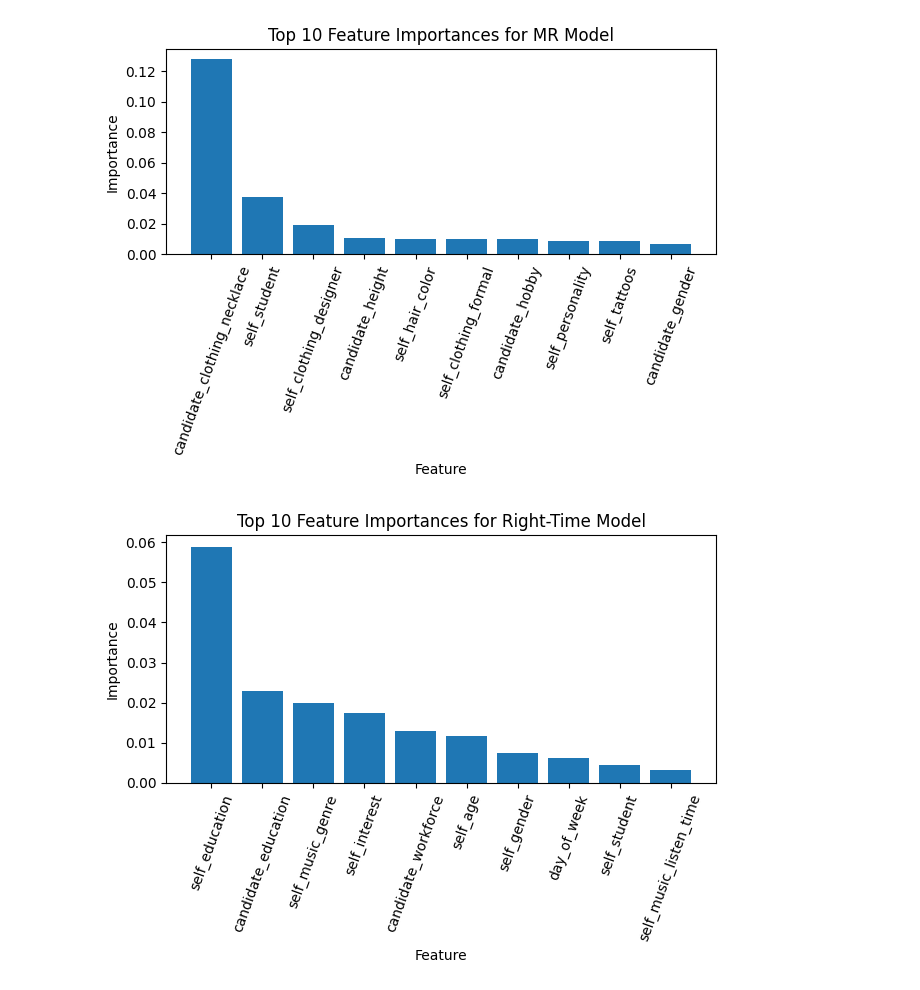
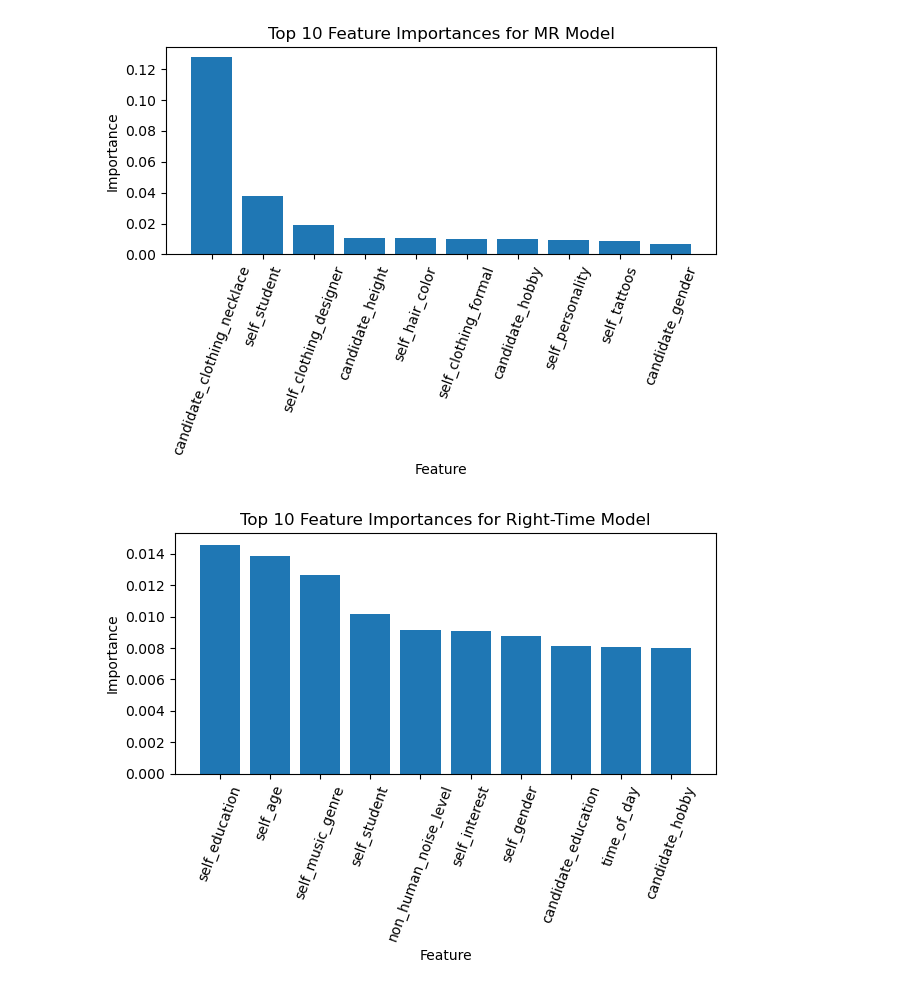
Before and after one commit to ss6381/social-interactions-ml, a Jupyter notebook: scripts/demo.ipynb, the cells around one changed output. Saved outputs shown, nothing was run; the diff lists cells and outputs as text; code cells hidden in the pictures.

Commit message:
fixed demo

```diff
--- a/scripts/demo.ipynb
+++ b/scripts/demo.ipynb
@@ -380,4 +369,4 @@ print(df['self_decision'][0])
 Accept
 # %%
 # Model loading
-model = joblib.load(directory + 'model/demo_models/demo_best_accuracy_combination_model_accept_reject.joblib')
+model = joblib.load('../models/best_accept_reject_combination.joblib')
@@ -451,6 +445,6 @@ plt.show()
 # %%
 # load and plot the feature importances for the MR model
-model = joblib.load(directory + 'model/demo_models/demo_accept_reject_mr_20240424-153305547789.joblib')
+model = joblib.load('../models/best_accept_reject_mr.joblib')
 
 features = ['self_age', 'self_gender', 'self_height', 'self_hair_type', 'self_hair_color',
             'self_tattoos', 'self_education', 'self_student', 'self_workforce', 'self_industry',
@@ -486,31 +480,31 @@ https://scikit-learn.org/stable/model_persistence.html#security-maintainability-
 [figure]
 # %%
 # load and plot the feature importances for the right-time model
-model = joblib.load(directory + 'model/demo_models/demo_accept_reject_right_time_20240424-124130044290.joblib')
+model = joblib.load('../models/best_accept_reject_right_time.joblib')
 
 features = [
   'self_age', 'self_gender',
   'self_education', 'self_student', 'self_workforce', 'self_industry',
   'self_hobby', 'self_interest', 'self_music_genre', 'self_personality',
   'self_social_media', 'self_music_listen_time', 'candidate_age', 'candidate_gender',
   'candidate_education', 'candidate_student',
   'candidate_workforce', 'candidate_industry', 'candidate_hobby', 'candidate_interest', 'candidate_music_genre',
   'candidate_personality', 'candidate_social_media', 'candidate_music_listen_time', 'location',
   'weather', 'human_noise_level', 'non_human_noise_level',
   'day_of_week', 'time_of_day'
 ]
 feature_importances = model.feature_importances_
 feature_importance_names = sorted(zip(feature_importances, features), reverse=True)
 top_10_importances = feature_importance_names[:10]
 sorted_importances, feature_labels = zip(*top_10_importances)
 plt.bar(feature_labels, sorted_importances)
 plt.xlabel('Feature')
 plt.ylabel('Importance')
 plt.title('Top 10 Feature Importances for Right-Time Model')
 plt.xticks(rotation=70)  # Rotate x-axis labels for better readability with long names
 plt.tight_layout()
 plt.show()
 # %% [output]
-[figure, old version]
+[figure, new version]
 # %%
 # load and plot the feature importances for the user model
```
Also changed, not shown: parts of 6 cells of this notebook, 10 other files.
